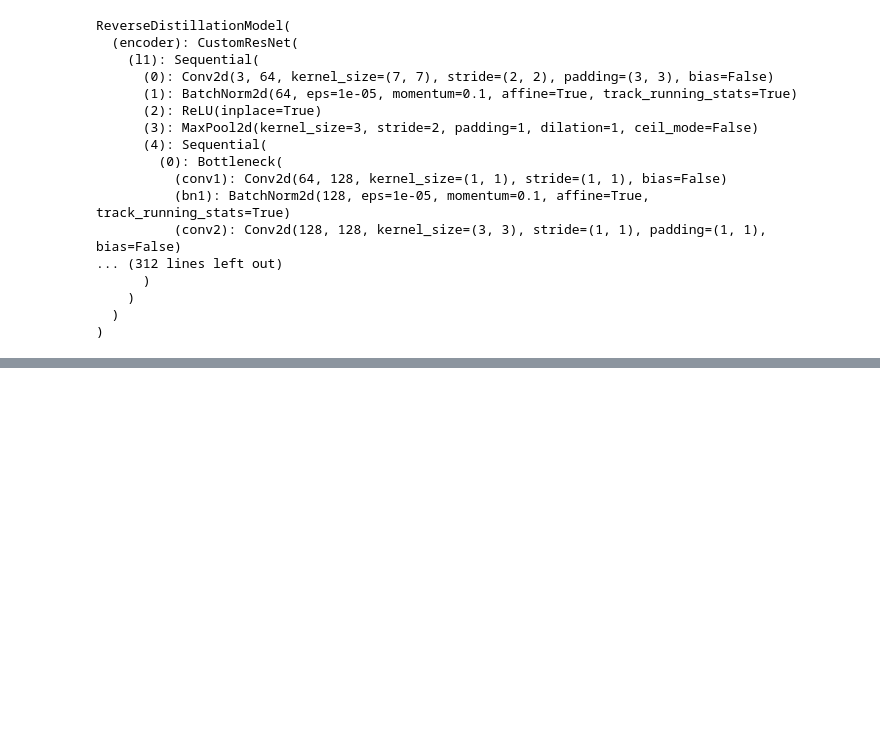
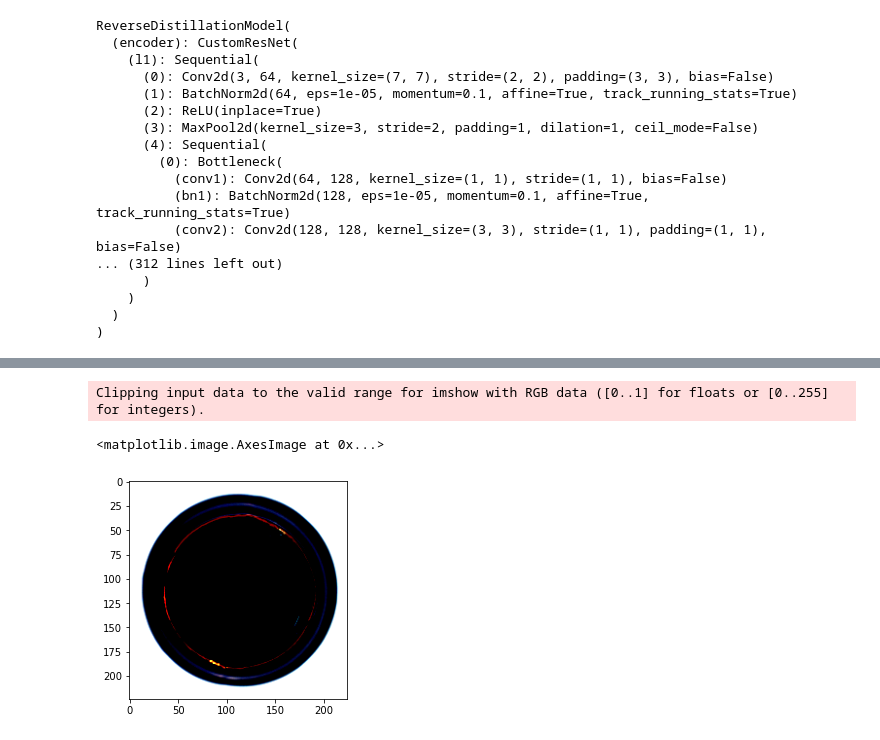
Before and after one commit to FraqMasq/RKD_AD, a Jupyter notebook: RKD_AD.ipynb, the cells around one changed output, grey strips where cells are left out. Saved outputs shown, nothing was run; the diff lists cells and outputs as text; code cells hidden in the pictures; blank space fills up the shorter version.

```diff
--- a/RKD_AD.ipynb
+++ b/RKD_AD.ipynb
@@ -837,0 +979,9 @@ ReverseDistillationModel(
+# %%
+import matplotlib.pyplot as plt
+torch.cuda.empty_cache()
+model.to('cpu')
+for (image, _) in validation_loader:
+        image =  image.to('cpu')
+        anomaly_map = model.forward(image)
+        torch.cuda.empty_cache()
+        break
@@ -837,0 +997,6 @@ ReverseDistillationModel(
+# %%
+plt.imshow(im)
+# %% [output]
+Clipping input data to the valid range for imshow with RGB data ([0..1] for floats or [0..255] for integers).
+<matplotlib.image.AxesImage at 0x...>
+[figure, added]
```
Also changed, not shown: parts of 17 cells of this notebook.
